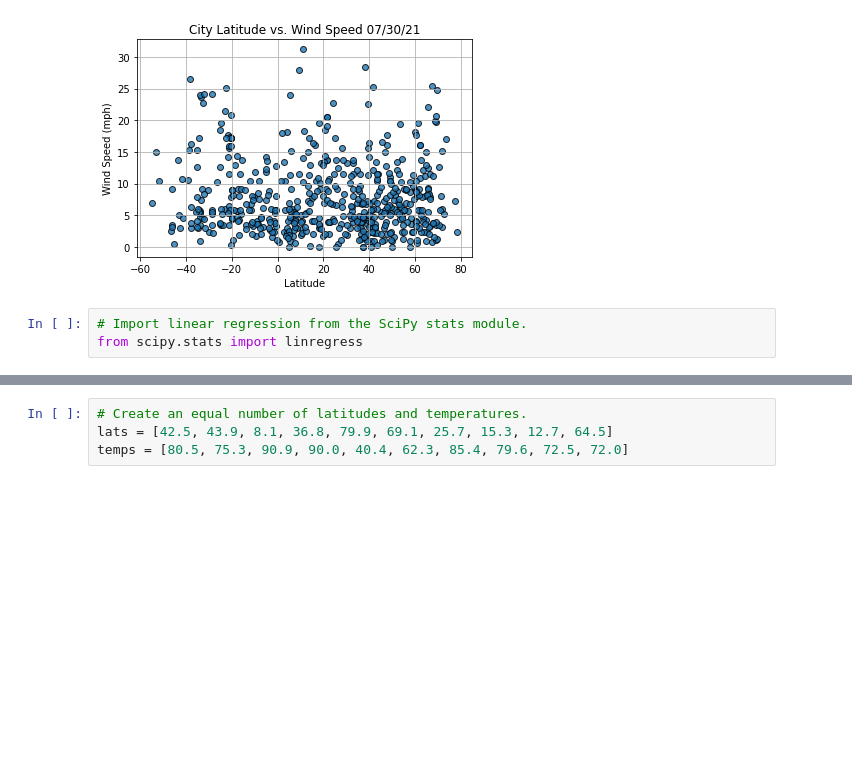
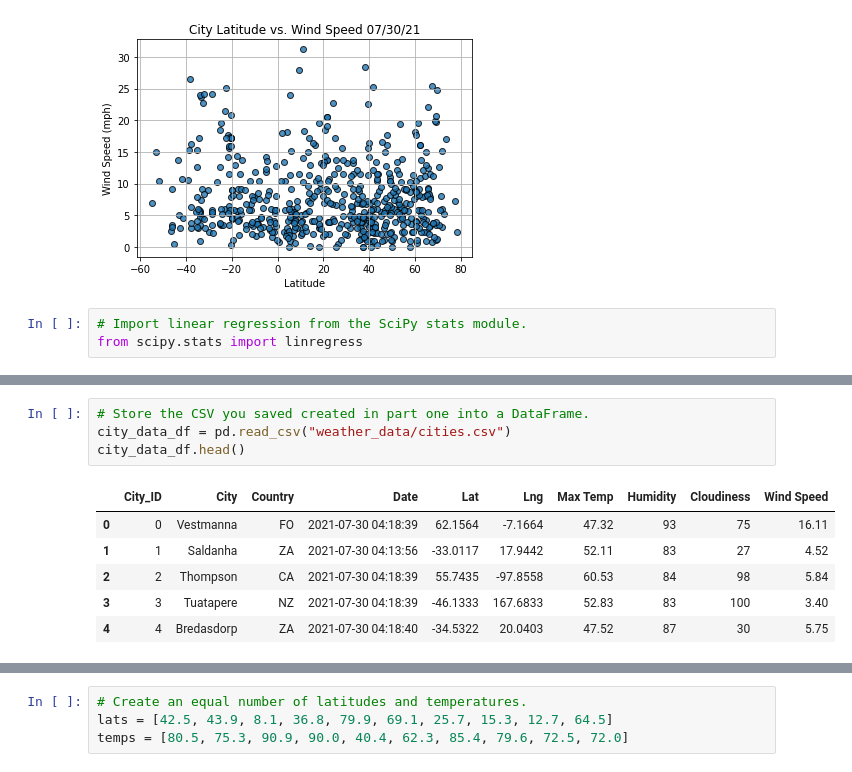
Before and after one commit to amirimah/World_Weather_Analysis_, a Jupyter notebook: WeatherPy.ipynb, the cells around one changed output, grey strips where cells are left out. Saved outputs shown, nothing was run; the diff lists cells and outputs as text; blank space fills up the shorter version.

```diff
--- a/WeatherPy.ipynb
+++ b/WeatherPy.ipynb
@@ -407,0 +425,11 @@ plot_linear_regression(x_values, y_values,
+# %%
+# Store the CSV you saved created in part one into a DataFrame.
+city_data_df = pd.read_csv("weather_data/cities.csv")
+city_data_df.head()
+# %% [output]
+|  | City_ID | City | Country | Date | Lat | Lng | Max Temp | Humidity | Cloudiness | Wind Speed |
+| 0 | 0 | Vestmanna | FO | 2021-07-30 04:18:39 | 62.1564 | -7.1664 | 47.32 | 93 | 75 | 16.11 |
+| 1 | 1 | Saldanha | ZA | 2021-07-30 04:13:56 | -33.0117 | 17.9442 | 52.11 | 83 | 27 | 4.52 |
+| 2 | 2 | Thompson | CA | 2021-07-30 04:18:39 | 55.7435 | -97.8558 | 60.53 | 84 | 98 | 5.84 |
+| 3 | 3 | Tuatapere | NZ | 2021-07-30 04:18:39 | -46.1333 | 167.6833 | 52.83 | 83 | 100 | 3.40 |
+| 4 | 4 | Bredasdorp | ZA | 2021-07-30 04:18:40 | -34.5322 | 20.0403 | 47.52 | 87 | 30 | 5.75 |
```
Also changed, not shown: parts of 45 cells of this notebook.
